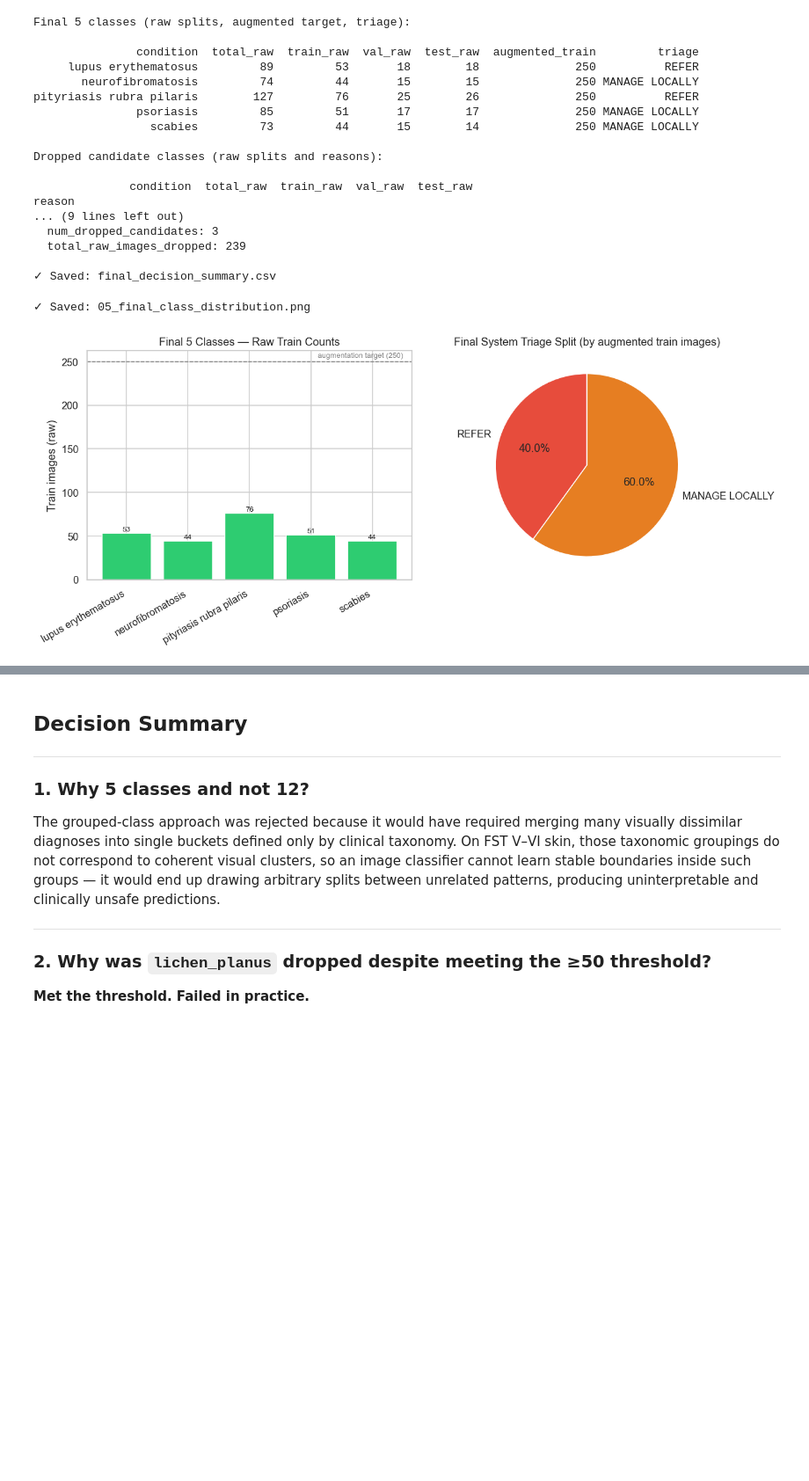
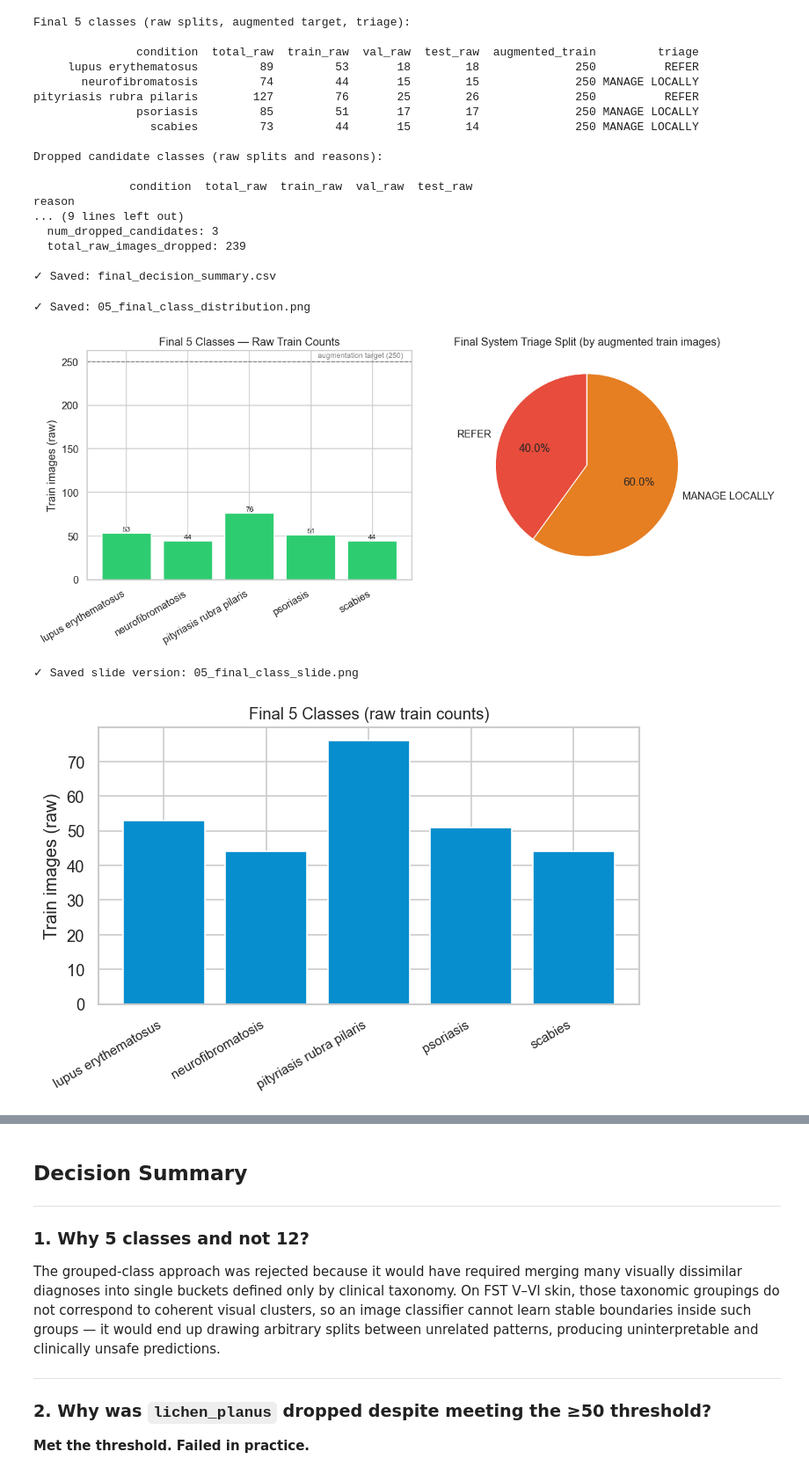
Before and after one commit to reponseashimwe/dermoai, a Jupyter notebook: notebooks/02_condition_classification_strategy.ipynb, the cells around one changed output, grey strips where cells are left out. Shown at 88% size. Drawn from its saved outputs; the diff is of its cells as text; code cells hidden in the pictures; blank space fills up the shorter version.

```diff
--- a/notebooks/02_condition_classification_strategy.ipynb
+++ b/notebooks/02_condition_classification_strategy.ipynb
@@ -1302,30 +1302,49 @@ triage_counts = (
     final_5_df
     .groupby('triage')['augmented_train']
     .sum()
     .reindex(['REFER', 'MANAGE LOCALLY'])
     .dropna()
 )
 
 triage_labels = triage_counts.index.tolist()
 triage_values = triage_counts.values
 triage_colors = ['#e74c3c' if lbl == 'REFER' else '#e67e22' for lbl in triage_labels]
 
 axes[1].pie(
     triage_values,
     labels=triage_labels,
     colors=triage_colors,
     autopct='%1.1f%%',
     startangle=90,
 )
 axes[1].set_title('Final System Triage Split (by augmented train images)')
 
 fig.tight_layout()
 
 fig_path = RESULTS_DIR / '05_final_class_distribution.png'
 plt.savefig(fig_path, dpi=300, bbox_inches='tight')
 print(f"\n\u2713 Saved: {fig_path.name}")
 
 plt.show()
+
+# Compact slide-friendly bar chart of the final 5 classes
+fig_slide, ax_slide = plt.subplots(figsize=(6, 4))
+
+ax_slide.bar(final_5_df['condition'], final_5_df['train_raw'], color='#078ece')
+ax_slide.set_ylabel('Train images (raw)')
+ax_slide.set_title('Final 5 Classes (raw train counts)', fontsize=11)
+ax_slide.tick_params(axis='x', rotation=30)
+plt.setp(ax_slide.get_xticklabels(), ha='right', fontsize=9)
+
+fig_slide.tight_layout()
+
+slide_path = RESULTS_DIR / '05_final_class_slide.png'
+plt.savefig(slide_path, dpi=300, bbox_inches='tight')
+print(f"\u2713 Saved slide version: {slide_path.name}")
+
+plt.show()
 # %% [output]
 ✓ Saved: 05_final_class_distribution.png
 [figure]
+✓ Saved slide version: 05_final_class_slide.png
+[figure, added]
```
Also changed, not shown: parts of 1 cell of this notebook, 15 other files.
